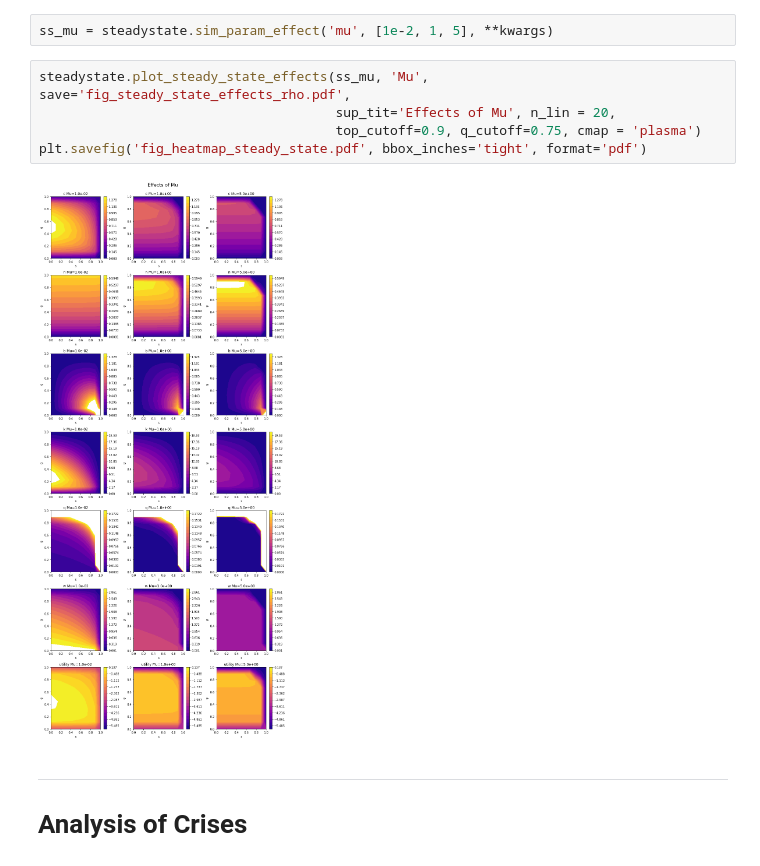
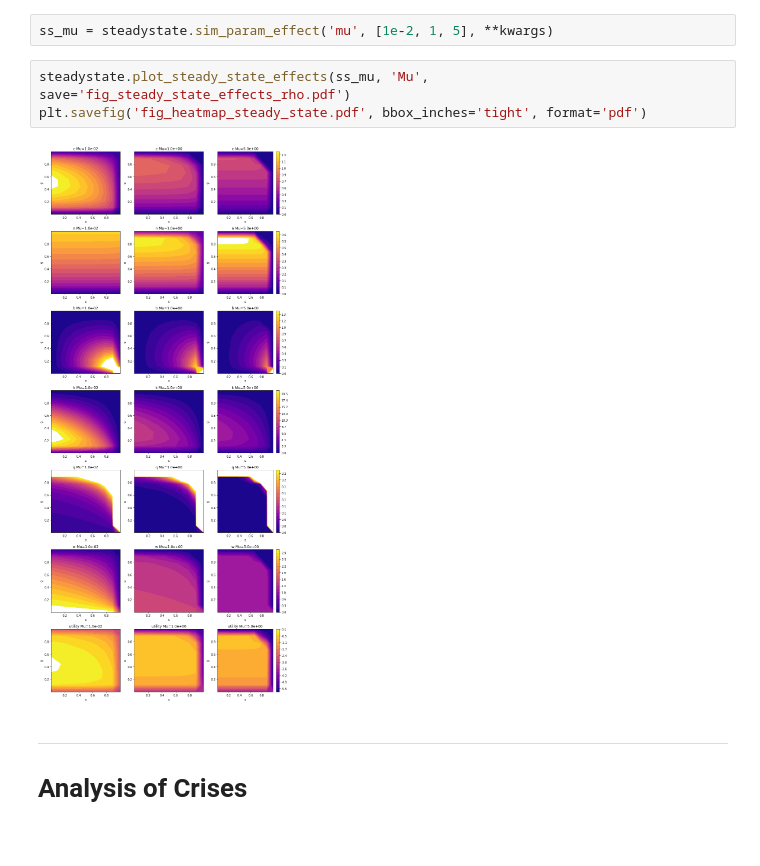
Before and after one commit to KarlNaumann/DynamicDSGE, a Jupyter notebook: SimplifiedUtility_CES.ipynb, the cells around one changed output. Cells and saved outputs as stored; diff of their text form.

Commit message:
Steady state plots: moved cbar to RHS, changed labelling

```diff
--- a/SimplifiedUtility_CES.ipynb
+++ b/SimplifiedUtility_CES.ipynb
@@ -28,12 +37,10 @@ kwargs = dict(gs_num=10, T=2e3, err=1e-4,
 # %%
 ss_mu = steadystate.sim_param_effect('mu', [1e-2, 1, 5], **kwargs)
 # %%
-steadystate.plot_steady_state_effects(ss_mu, 'Mu', save='fig_steady_state_effects_rho.pdf',
-                                      sup_tit='Effects of Mu', n_lin = 20,
-                                      top_cutoff=0.9, q_cutoff=0.75, cmap = 'plasma')
+steadystate.plot_steady_state_effects(ss_mu, 'Mu', save='fig_steady_state_effects_rho.pdf')
 plt.savefig('fig_heatmap_steady_state.pdf', bbox_inches='tight', format='pdf')
 # %% [output]
-[figure, old version]
+[figure, new version]
 # %% [markdown]
 -----
 # Analysis of Crises
```
Also changed, not shown: parts of 1 cell of this notebook, 4 other files.
